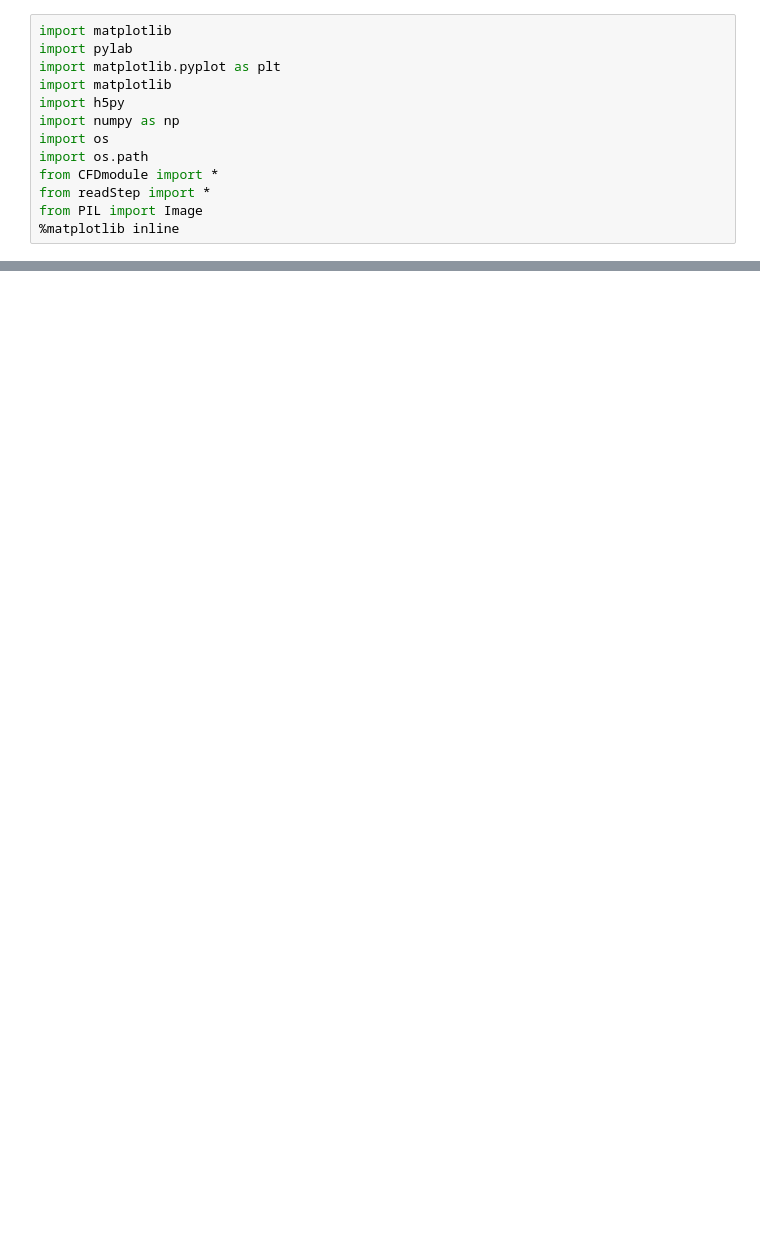
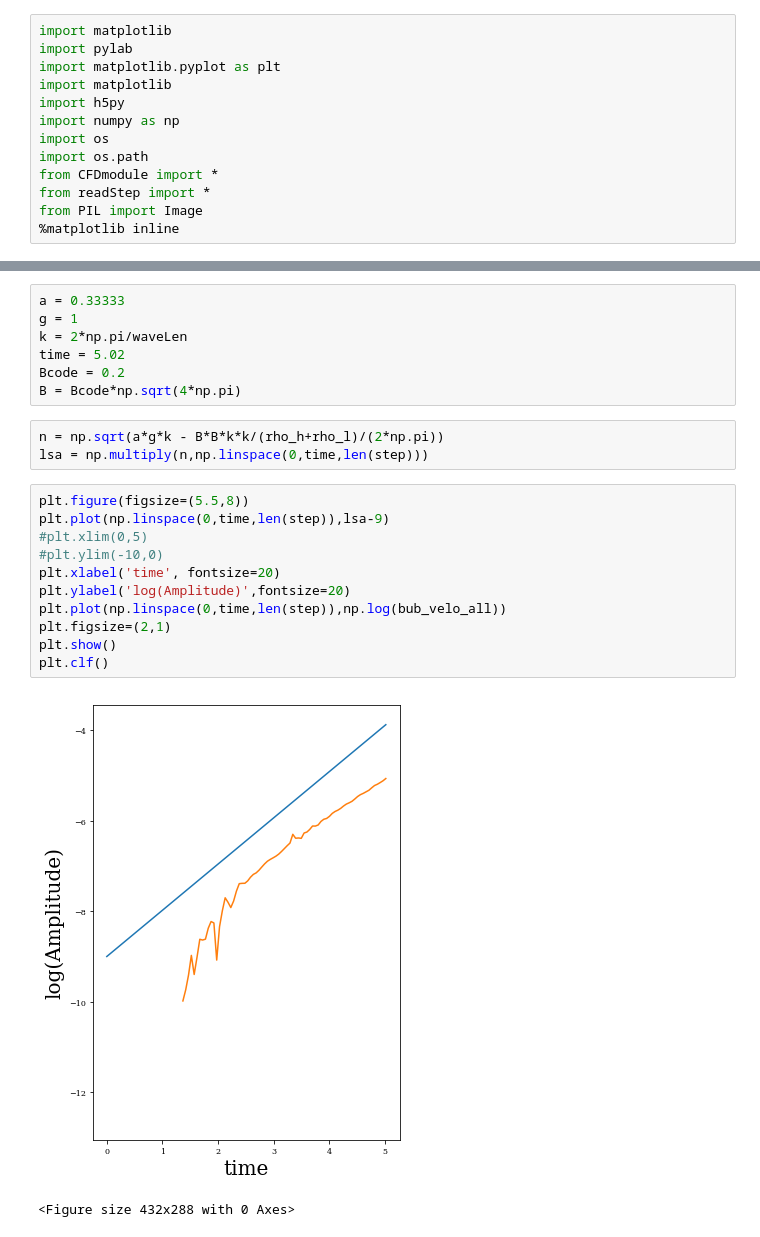
Before and after one commit to xinbian/RTMixEnstrophy, a Jupyter notebook: bubVel.ipynb, the cells around one changed output, grey strips where cells are left out. Cells and saved outputs as stored; diff of their text form; blank space fills up the shorter version.

```diff
--- a/bubVel.ipynb
+++ b/bubVel.ipynb
@@ -164,0 +176,24 @@ plt.clf()
+# %%
+a = 0.33333
+g = 1
+k = 2*np.pi/waveLen
+time = 5.02
+Bcode = 0.2
+B = Bcode*np.sqrt(4*np.pi)
+# %%
+n = np.sqrt(a*g*k - B*B*k*k/(rho_h+rho_l)/(2*np.pi))
+lsa = np.multiply(n,np.linspace(0,time,len(step)))
+# %%
+plt.figure(figsize=(5.5,8))
+plt.plot(np.linspace(0,time,len(step)),lsa-9)
+#plt.xlim(0,5)
+#plt.ylim(-10,0)
+plt.xlabel('time', fontsize=20)
+plt.ylabel('log(Amplitude)',fontsize=20)
+plt.plot(np.linspace(0,time,len(step)),np.log(bub_velo_all))
+plt.figsize=(2,1)
+plt.show()
+plt.clf()
+# %% [output]
+[figure, added]
+<Figure size 432x288 with 0 Axes>
```
Also changed, not shown: parts of 6 cells of this notebook, 1 other file.
